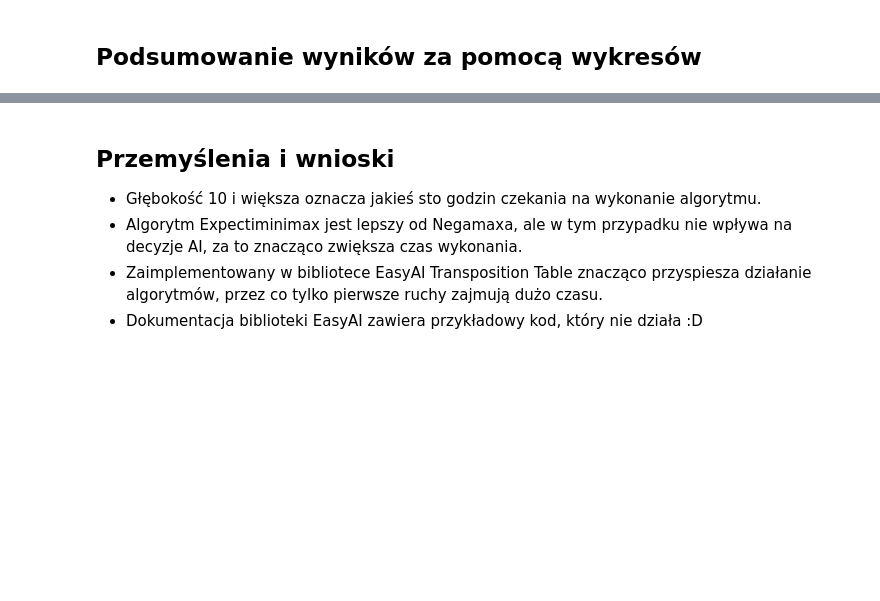
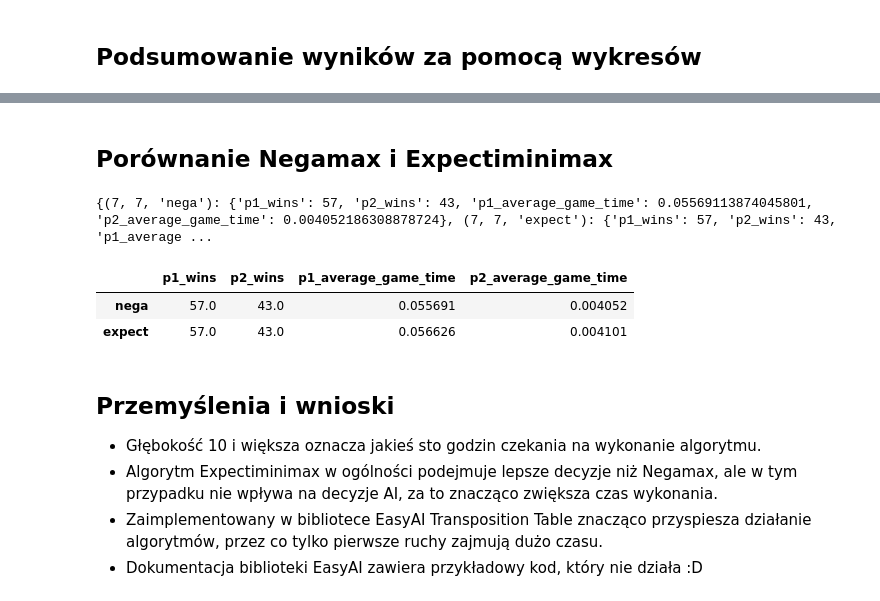
Before and after one commit to Eniterusx/inteligencja-obliczeniowa, a Jupyter notebook: lab1/script.ipynb, the cells around one changed output, grey strips where cells are left out. Drawn from its saved outputs; the diff is of its cells as text; code cells hidden in the pictures; blank space fills up the shorter version.

```diff
--- a/lab1/script.ipynb
+++ b/lab1/script.ipynb
@@ -440,6 +398,69 @@ Text(0.5, 0.98, 'Results')
+# %% [markdown]
+## Porównanie Negamax i Expectiminimax
+# %%
+# Win tracking dict
+results = {}
+
+depths = [7]
+first = ["nega", "expect"]
+game_amount = 100
+
+for d1, d2 in tqdm([(d1, d2) for d1 in depths for d2 in depths], desc="Processing depths"):
+    for det in tqdm(first, desc="Processing starting player"):
+        # print(f"depth1: {d1}, depth2: {d2} deterministic: {det}")
+
+        # Play 100 games and track the results
+        p1_wins = 0
+        p2_wins = 0
+        p1_avg_time = 0
+        p2_avg_time = 0
+
+        for x in tqdm(range(game_amount), desc="Playing games"):
+            if first == "nega":
+                ai = Negamax(d1, tt=TranspositionTable())
+                ai2 = Expectiminimax(d2, tt=TranspositionTable())
+            else:
+                ai = Expectiminimax(d1, tt=TranspositionTable())
+                ai2 = Negamax(d2, tt=TranspositionTable())
+            game = Nim(players=[AI_Player(ai), AI_Player(ai2)],
+                    deterministic=False,
+                    piles=[5,5,5,5])
+            p1_time, p2_time = game.play(verbose=False)
+            p1_avg_time += p1_time
+            p2_avg_time += p2_time
+            # print("\nplayer %d wins\n" % game.current_player)
+            if game.current_player == 1:
+                p1_wins += 1
+            else:
+                p2_wins += 1
+
+        p1_avg_time /= game_amount
+        p2_avg_time /= game_amount
+        results[(d1, d2, det)] = {"p1_wins": p1_wins,
+                                    "p2_wins": p2_wins,
+                                    "p1_average_game_time": p1_avg_time,
+                                    "p2_average_game_time": p2_avg_time} # Update the results
+
+print(results)
+# %% [output]
+{(7, 7, 'nega'): {'p1_wins': 57, 'p2_wins': 43, 'p1_average_game_time': 0.05569113874045801, 'p2_average_game_time': 0.004052186308878724}, (7, 7, 'expect'): {'p1_wins': 57, 'p2_wins': 43, 'p1_average ...
+# %%
+# Drop first two values from the key
+results = {k[2]: v for k, v in results.items()}
+
+# Turn the results into dataframe
+df = pd.DataFrame(results)
+df = df.transpose()
+
+# Drop first column
+df
+# %% [output]
+|  | p1_wins | p2_wins | p1_average_game_time | p2_average_game_time |
+| nega | 57.0 | 43.0 | 0.055691 | 0.004052 |
+| expect | 57.0 | 43.0 | 0.056626 | 0.004101 |
 # %% [markdown]
 ## Przemyślenia i wnioski
 - Głębokość 10 i większa oznacza jakieś sto godzin czekania na wykonanie algorytmu.
-- Algorytm Expectiminimax jest lepszy od Negamaxa, ale w tym przypadku nie wpływa na decyzje AI, za to znacząco zwiększa czas wykonania.
+- Algorytm Expectiminimax w ogólności podejmuje lepsze decyzje niż Negamax, ale w tym przypadku nie wpływa na decyzje AI, za to znacząco zwiększa czas wykonania.
 - Zaimplementowany w bibliotece EasyAI Transposition Table znacząco przyspiesza działanie algorytmów, przez co tylko pierwsze ruchy zajmują dużo czasu.
 - Dokumentacja biblioteki EasyAI zawiera przykładowy kod, który nie działa :D
```
Also changed, not shown: parts of 11 cells of this notebook, 7 other files.
